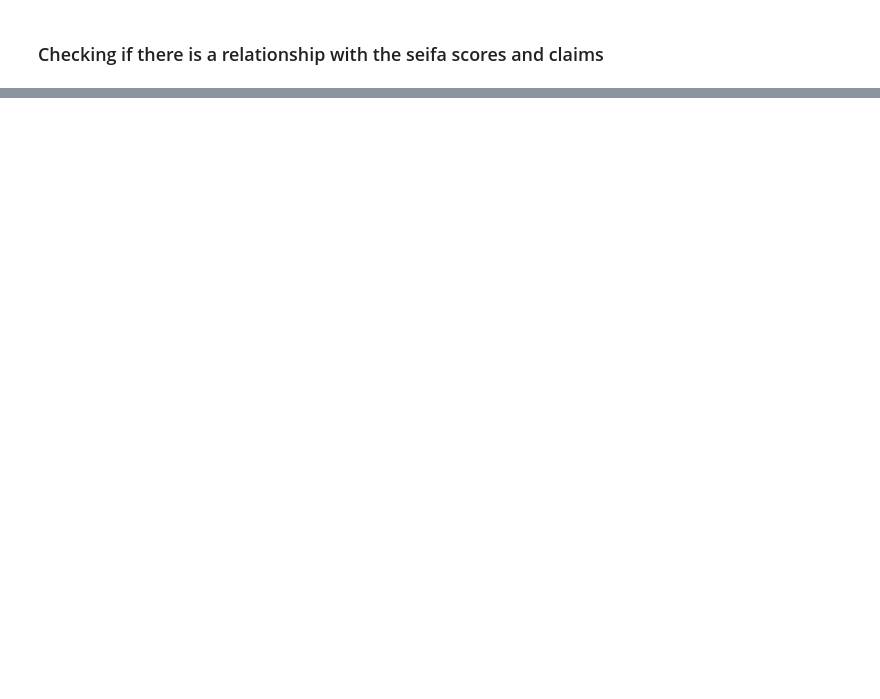
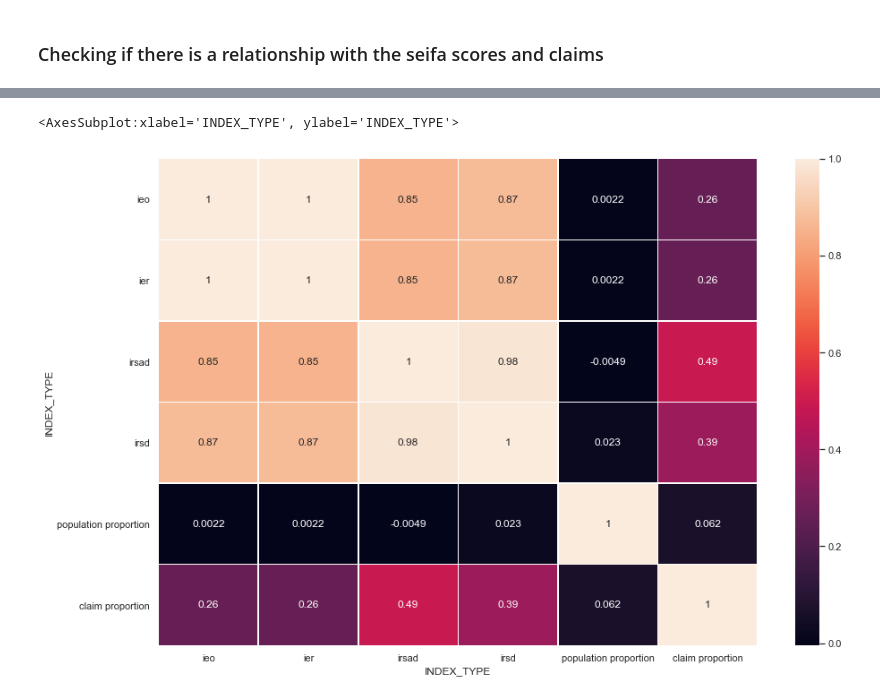
Before and after one commit to MQCOMP2200-S2-2021/Data-Science-Labs, a Jupyter notebook: Portfolio 2 - Christopher Rudolph.ipynb, the cells around one changed output, grey strips where cells are left out. Drawn from its saved outputs; the diff is of its cells as text; code cells hidden in the pictures; blank space fills up the shorter version.

Commit message:
pf2
finished remaining issues. Just have to clean up the notebook and write the read me

```diff
--- a/Portfolio 2 - Christopher Rudolph.ipynb
+++ b/Portfolio 2 - Christopher Rudolph.ipynb
@@ -1471,0 +1498,2 @@ qld_vouchers_scores
+# %%
+qldScores['claim total'] = qldSportsClean.sum(axis=1)
@@ -1471,0 +1520,4 @@ qld_vouchers_scores
+# %%
+qldScores['population proportion'] = qldScores['claim total'] / qldScores['population']
+# %%
+qldScores['claim proportion'] = qldScores['claim total'] / qldSportsClean.sum(axis=0).sum()
@@ -1471,0 +1540,2 @@ qld_vouchers_scores
+# %%
+corrList = ['ieo','ier','irsad','irsd','population proportion','claim proportion']
@@ -1471,0 +1553,5 @@ qld_vouchers_scores
+# %%
+sns.heatmap((qldScores[corrList].corr()), linewidths = 0.5, annot=True)
+# %% [output]
+<AxesSubplot:xlabel='INDEX_TYPE', ylabel='INDEX_TYPE'>
+[figure, added]
```
Also changed, not shown: parts of 33 cells of this notebook.
